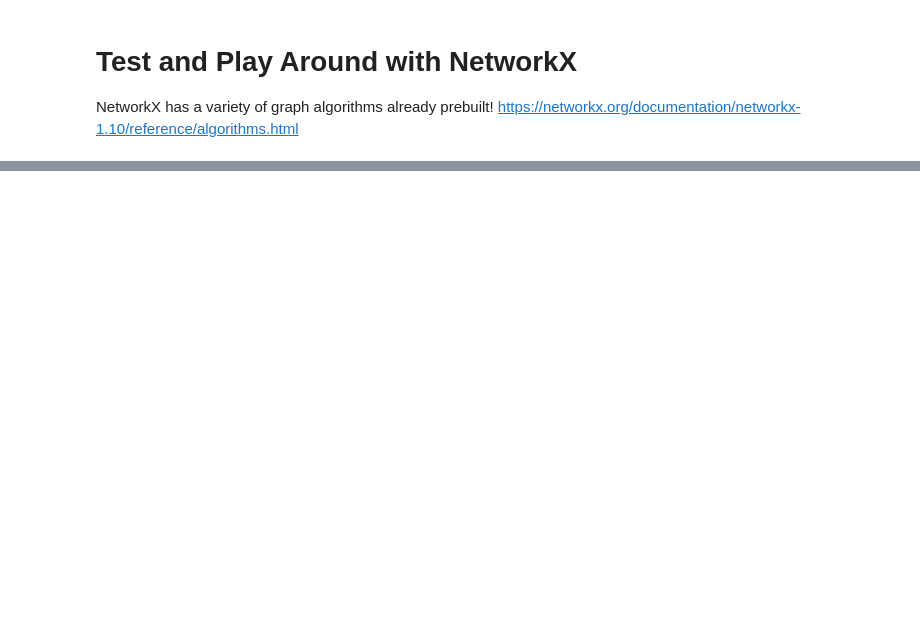
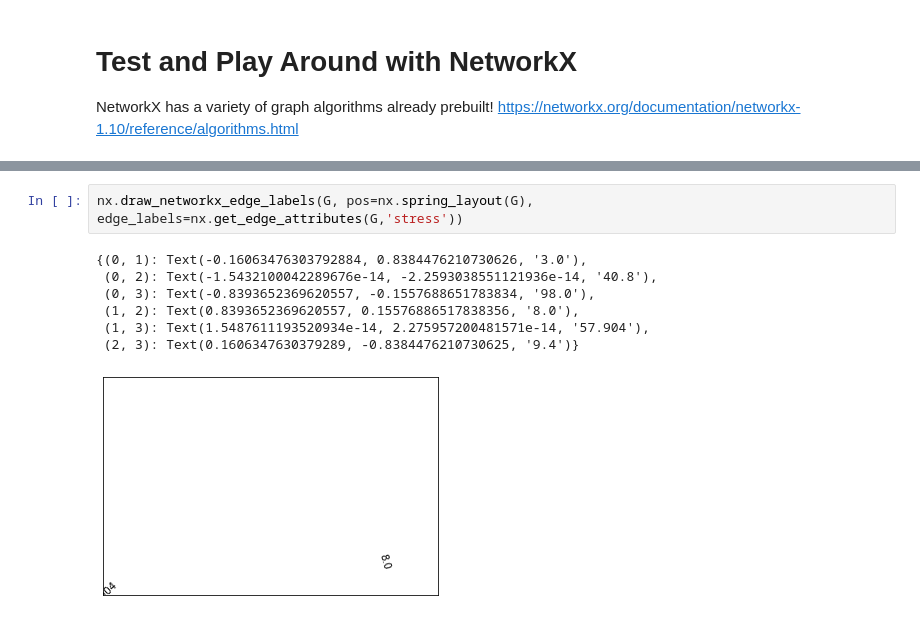
Before and after one commit to briancpark/cs170-project, a Jupyter notebook: CS 170 Project Notebook.ipynb, the cells around one changed output, grey strips where cells are left out. Drawn from its saved outputs; the diff is of its cells as text; blank space fills up the shorter version.

```diff
--- a/CS 170 Project Notebook.ipynb
+++ b/CS 170 Project Notebook.ipynb
@@ -47,0 +92,10 @@ https://networkx.org/documentation/networkx-1.10/reference/algorithms.html
+# %%
+nx.draw_networkx_edge_labels(G, pos=nx.spring_layout(G), edge_labels=nx.get_edge_attributes(G,'stress'))
+# %% [output]
+{(0, 1): Text(-0.16063476303792884, 0.8384476210730626, '3.0'),
+ (0, 2): Text(-1.5432100042289676e-14, -2.2593038551121936e-14, '40.8'),
+ (0, 3): Text(-0.8393652369620557, -0.1557688651783834, '98.0'),
+ (1, 2): Text(0.8393652369620557, 0.15576886517838356, '8.0'),
+ (1, 3): Text(1.5487611193520934e-14, 2.275957200481571e-14, '57.904'),
+ (2, 3): Text(0.1606347630379289, -0.8384476210730625, '9.4')}
+[figure, added]
```
Also changed, not shown: parts of 7 cells of this notebook.
